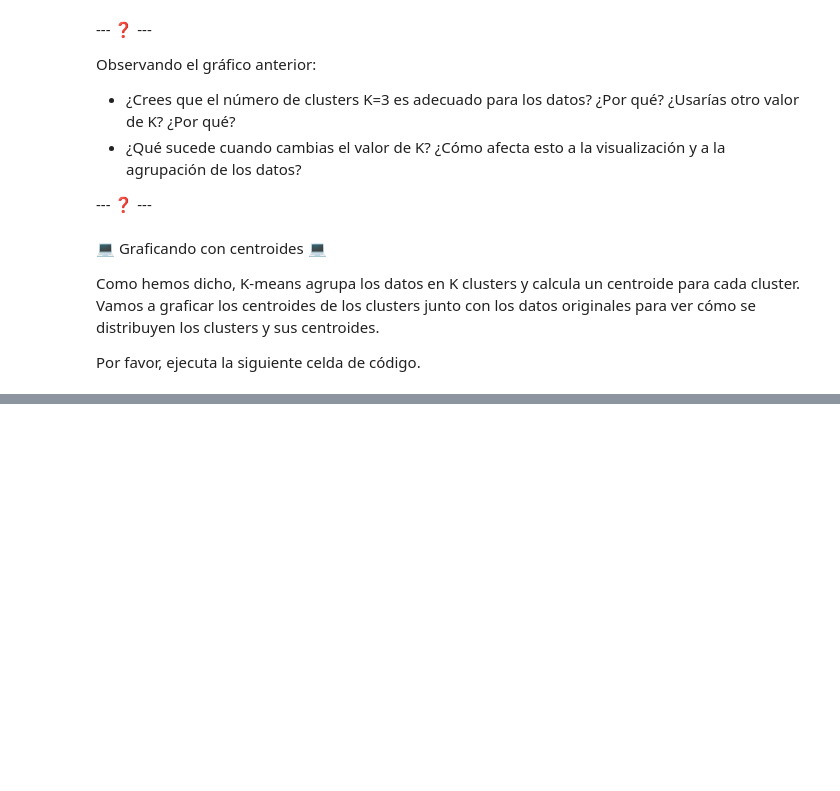
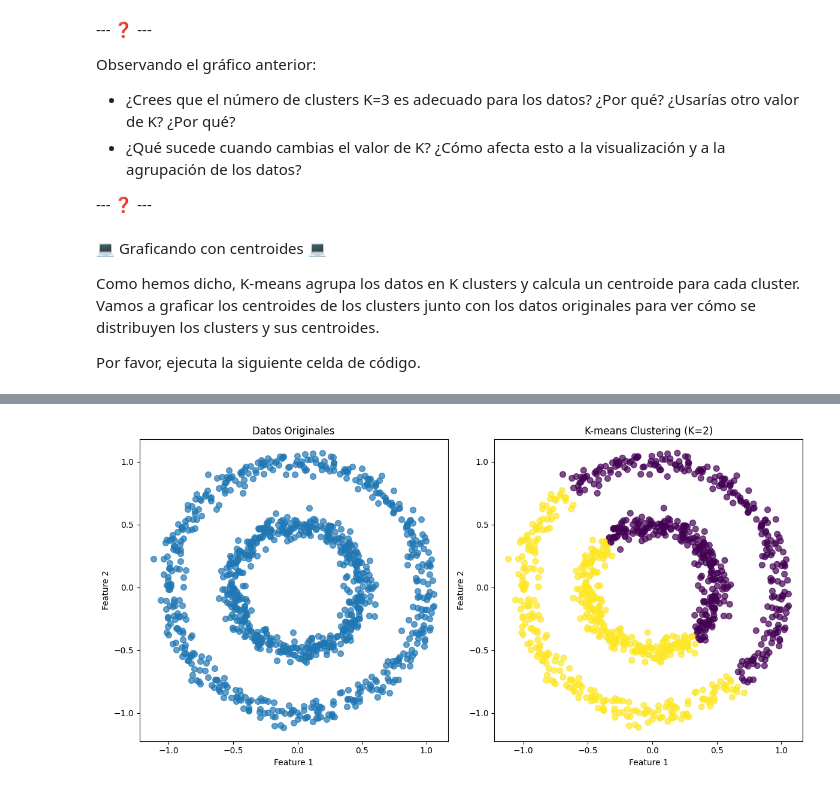
Before and after one commit to lucasbaldezzari/cdan, a Jupyter notebook: 2. Intro al ANS.ipynb, the cells around one changed output, grey strips where cells are left out. Cells and saved outputs as stored; diff of their text form; code cells hidden in the pictures; blank space fills up the shorter version.

```diff
--- a/2. Intro al ANS.ipynb
+++ b/2. Intro al ANS.ipynb
@@ -278,0 +359,5 @@ Observando el gráfico anterior:
+# %%
+K = 2
+showCirclesWithKmeans(figsize=(12,6),n_clusters=K)
+# %% [output]
+[figure, added]
```
Also changed, not shown: parts of 34 cells of this notebook, 1 other file.
